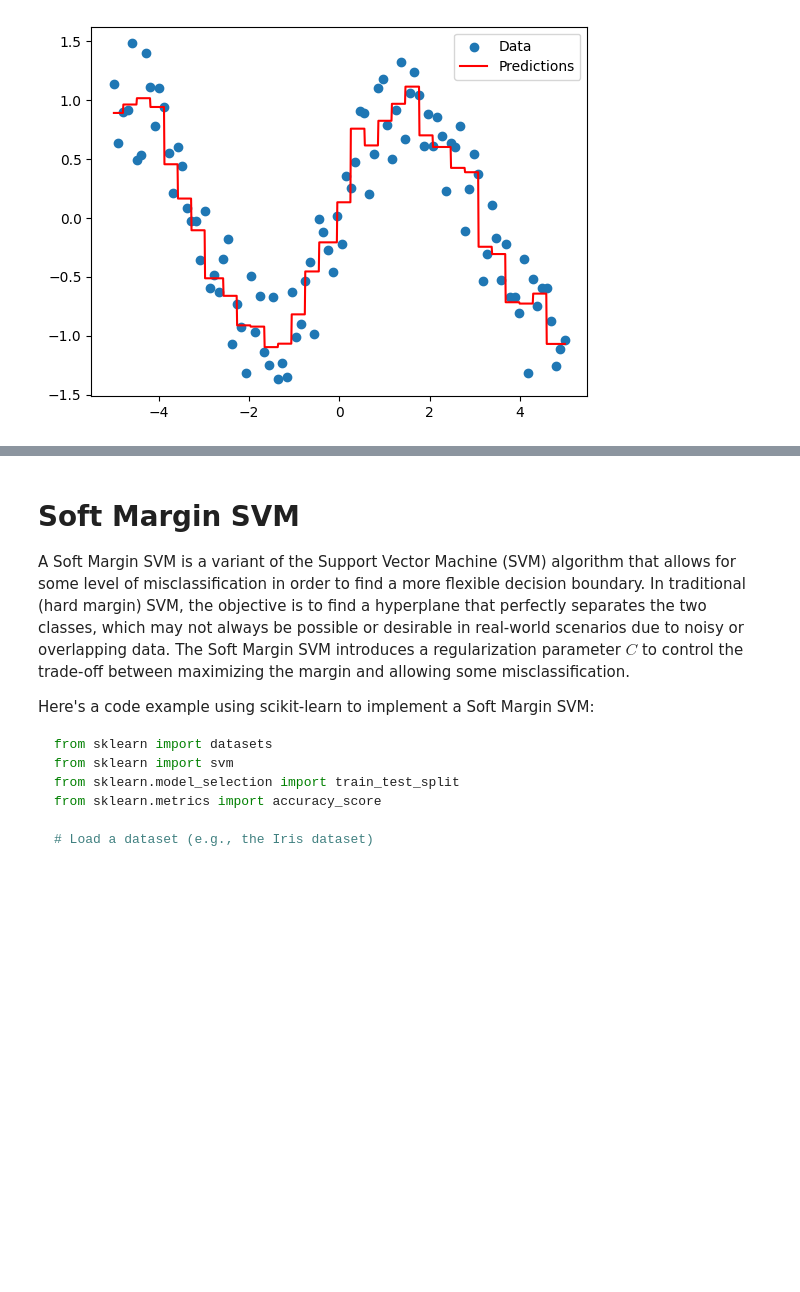
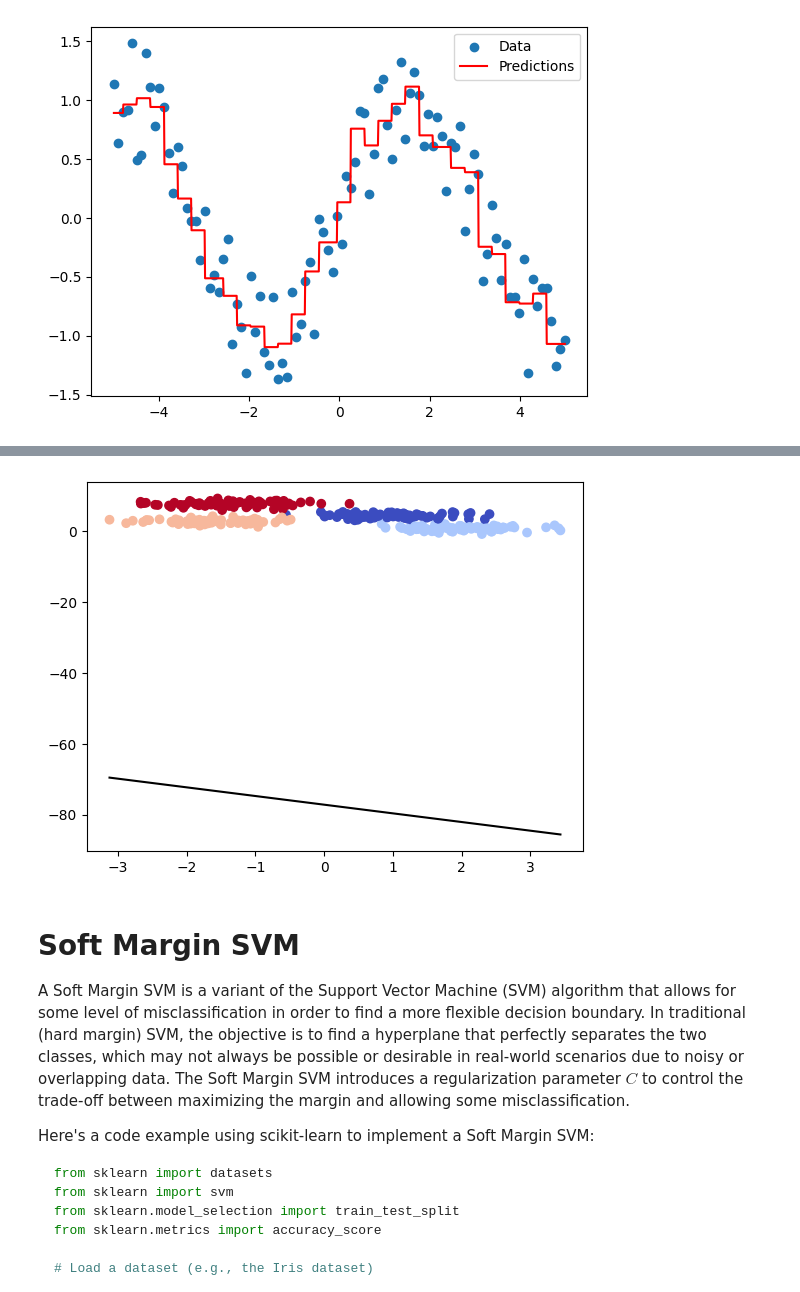
Before and after one commit to KasaiHarcore/Artificial-Intelligent-Skills, a Jupyter notebook: 6. Machine Learning/Machine Learning Summaries.ipynb, the cells around one changed output, grey strips where cells are left out. Drawn from its saved outputs; the diff is of its cells as text; code cells hidden in the pictures; blank space fills up the shorter version.

```diff
--- a/6. Machine Learning/Machine Learning Summaries.ipynb
+++ b/6. Machine Learning/Machine Learning Summaries.ipynb
@@ -1364,4 +1421,59 @@ print("Accuracy:", accuracy)
 In this scikit-learn example, we load the Iris dataset, split it into training and testing sets, create an SVM classifier with a linear kernel, fit the classifier to the training data, make predictions on the test data, and calculate the accuracy.
+# %%
+# Coding without library for clustering
+import numpy as np
+import matplotlib.pyplot as plt
+from sklearn.datasets import make_blobs
+
+# Data for clustering
+x, y = make_blobs(n_samples=300, centers=4, cluster_std=0.6, random_state=0)
+
+# Build SVMs
+class SVM:
+    def __init__(self, lr=0.001, lambda_param=0.01, n_iters=1000):
+        self.lr = lr
+        self.lambda_param = lambda_param
+        self.n_iters = n_iters
+        self.w = None
+        self.b = None
+
+    def fit(self, x, y):
+        n_samples, n_features = x.shape
+
+        # Init parameters
+        self.w = np.zeros(n_features)
+        self.b = 0
+
+        # Gradient descent
+        for _ in range(self.n_iters):
+            for idx, x_i in enumerate(x):
+                condition = y[idx] * (np.dot(x_i, self.w) - self.b) >= 1
+                if condition:
+                    self.w -= self.lr * (2 * self.lambda_param * self.w)
+                else:
+                    self.w -= self.lr * (2 * self.lambda_param * self.w - np.dot(x_i, y[idx]))
+                    self.b -= self.lr * y[idx]
+
+    def predict(self, x):
+        linear_model = np.dot(x, self.w) - self.b
+        return np.sign(linear_model)
+
+    def plot_decision_boundary(self, x, y):
+        # Plot data
+        plt.scatter(x[:, 0], x[:, 1], c=y, cmap='coolwarm')
+
+        # Plot decision boundary
+        x1 = np.linspace(np.min(x[:, 0]), np.max(x[:, 0]), 100)
+        x2 = -(self.w[0] * x1 - self.b) / self.w[1]
+        plt.plot(x1, x2, c='k')
+        plt.show()
+
+# Train
+svm = SVM()
+svm.fit(x, y)
+svm.plot_decision_boundary(x, y)
+# %% [output]
+[figure, added]
 # %% [markdown]
 # Soft Margin SVM
 
```
Also changed, not shown: parts of 7 cells of this notebook.
